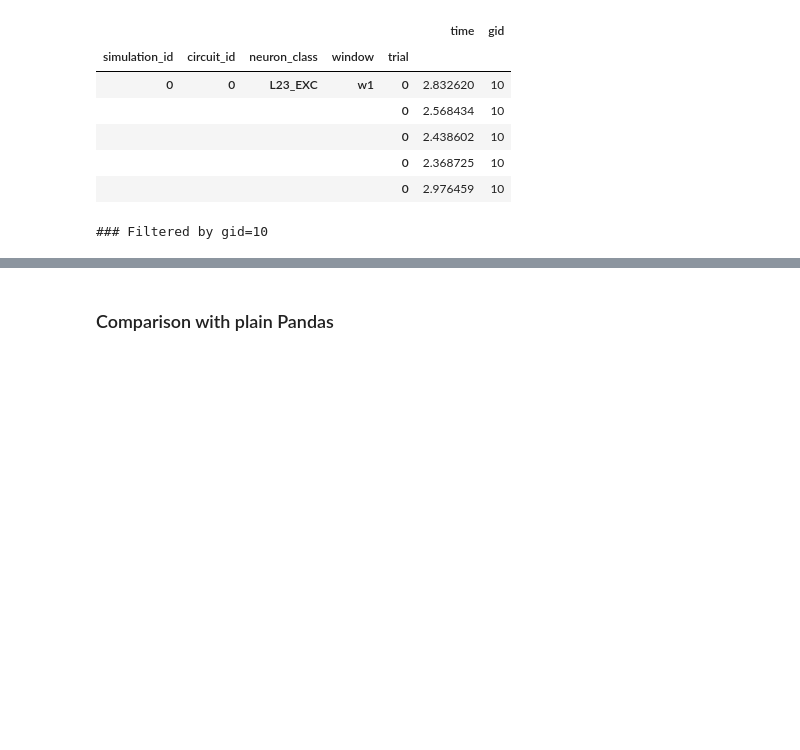
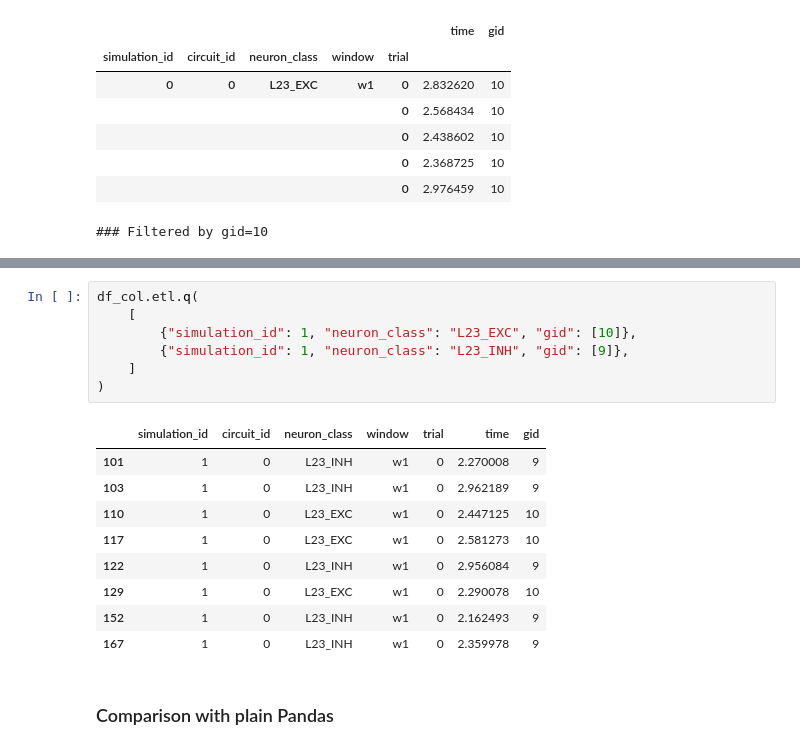
Before and after one commit to BlueBrain/blueetl, a Jupyter notebook: doc/source/notebooks/01_core_transformations.ipynb, the cells around one changed output, grey strips where cells are left out. Drawn from its saved outputs; the diff is of its cells as text; blank space fills up the shorter version.

```diff
--- a/doc/source/notebooks/01_core_transformations.ipynb
+++ b/doc/source/notebooks/01_core_transformations.ipynb
@@ -153,3 +163,20 @@ for key, value in [("simulation_id", 1), ("gid", 10)]:
+# %%
+df_col.etl.q(
+    [
+        {"simulation_id": 1, "neuron_class": "L23_EXC", "gid": [10]},
+        {"simulation_id": 1, "neuron_class": "L23_INH", "gid": [9]},
+    ]
+)
+# %% [output]
+|  | simulation_id | circuit_id | neuron_class | window | trial | time | gid |
+| 101 | 1 | 0 | L23_INH | w1 | 0 | 2.270008 | 9 |
+| 103 | 1 | 0 | L23_INH | w1 | 0 | 2.962189 | 9 |
+| 110 | 1 | 0 | L23_EXC | w1 | 0 | 2.447125 | 10 |
+| 117 | 1 | 0 | L23_EXC | w1 | 0 | 2.581273 | 10 |
+| 122 | 1 | 0 | L23_INH | w1 | 0 | 2.956084 | 9 |
+| 129 | 1 | 0 | L23_EXC | w1 | 0 | 2.290078 | 10 |
+| 152 | 1 | 0 | L23_INH | w1 | 0 | 2.162493 | 9 |
+| 167 | 1 | 0 | L23_INH | w1 | 0 | 2.359978 | 9 |
 # %% [markdown]
 ### Comparison with plain Pandas
 # %% [markdown]
```
Also changed, not shown: parts of 2 cells of this notebook, 10 other files.
